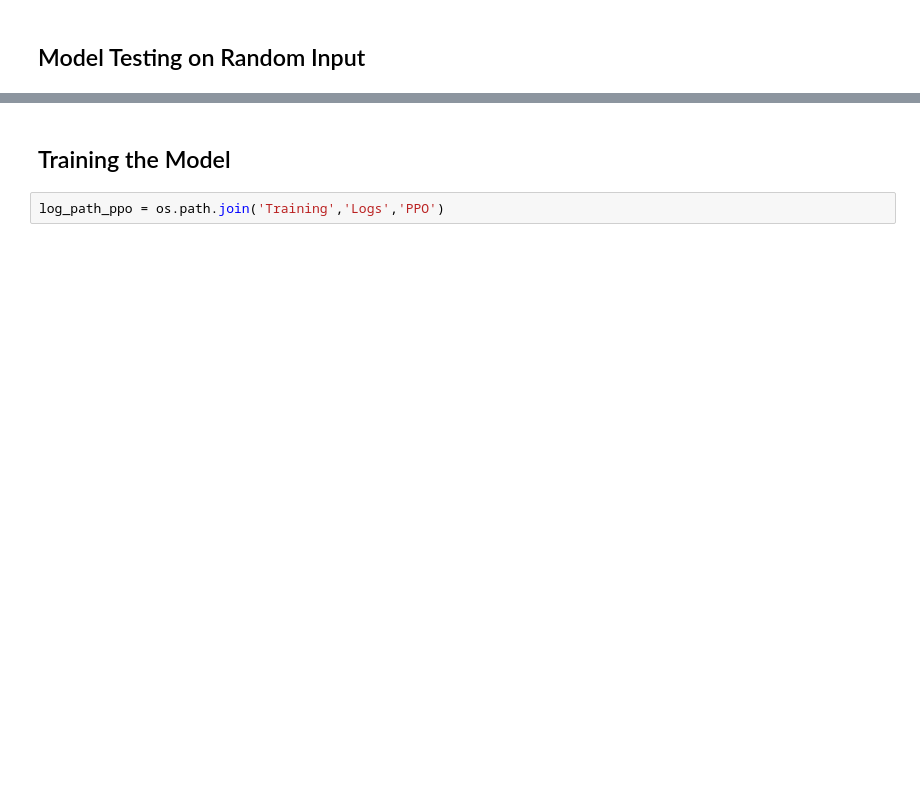
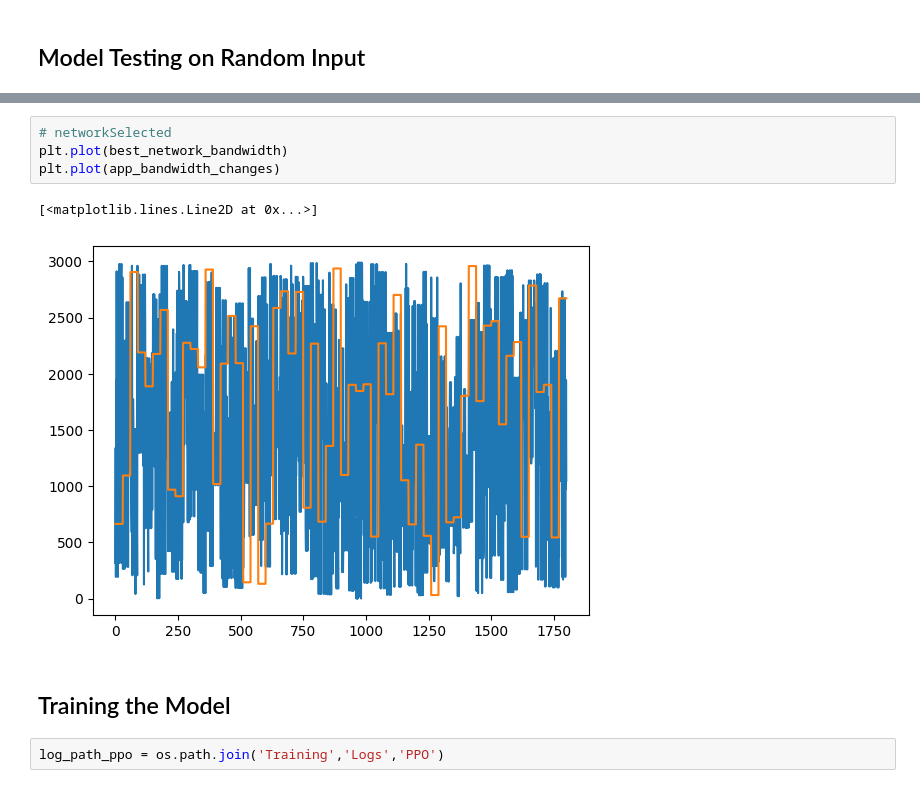
Before and after one commit to FortemDave/Reinforcement-Learning-for-Network-Selection, a Jupyter notebook: Reinforcement Learning.ipynb, the cells around one changed output, grey strips where cells are left out. Cells and saved outputs as stored; diff of their text form; blank space fills up the shorter version.

```diff
--- a/Reinforcement Learning.ipynb
+++ b/Reinforcement Learning.ipynb
@@ -250,3 +258,10 @@ plt.scatter(np.arange(len(networkSelected)),networkSelected,s=15,c=networkSelect
+# %%
+# networkSelected
+plt.plot(best_network_bandwidth)
+plt.plot(app_bandwidth_changes)
+# %% [output]
+[<matplotlib.lines.Line2D at 0x...>]
+[figure, added]
 # %% [markdown]
 ## Training the Model
 # %%
```
Also changed, not shown: parts of 23 cells of this notebook, 10 other files.
